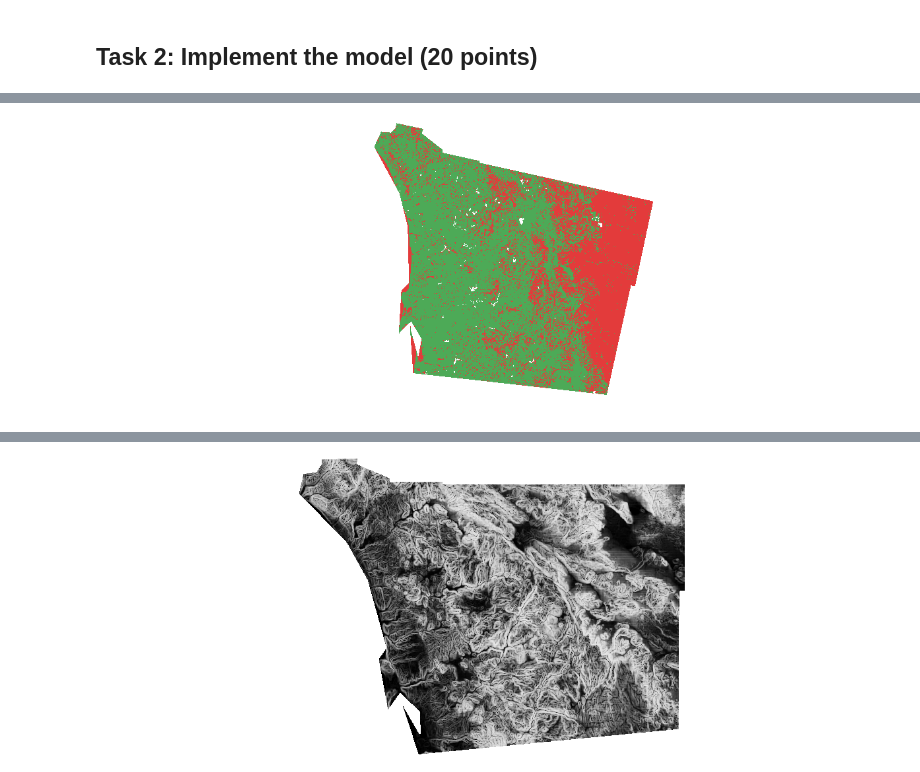
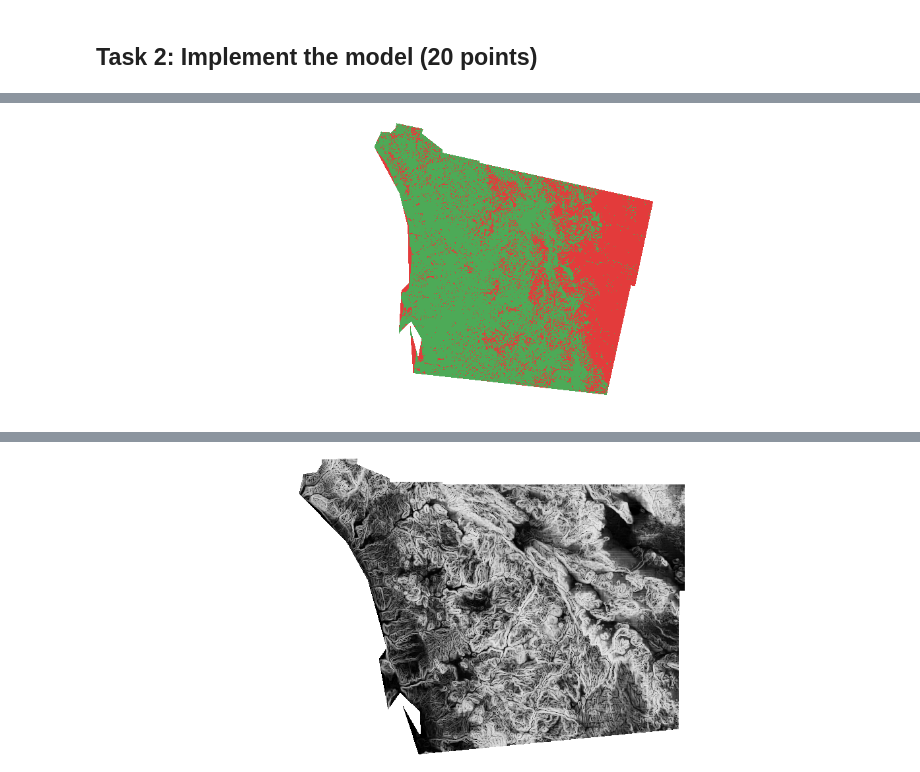
Before and after one commit to kev374k/dsc170_mp4, a Jupyter notebook: MP4.ipynb, the cells around one changed output, grey strips where cells are left out. Saved outputs shown, nothing was run; the diff lists cells and outputs as text; code cells hidden in the pictures.

```diff
--- a/MP4.ipynb
+++ b/MP4.ipynb
@@ -175,19 +159,19 @@ sd_fh = clip(raster = usa_flood_hazard, geometry = san_diego_geometry)
 # %%
 # Remap and Normalize the Outputs of each layer
 # Remap the Land Cover Gap layer
 # For the Land Cover Gaps, we will remap the values to the following classes:
 # Shrubland & Grassland, Agricultural Vegatation, Introduced & Semi Natural Vegatation, Recently Disturbed or Mofidified, and Developed & Other Human Use to Green
 # Forest & Woodland, Semi_deset, Polar & High Montane Vegetation Vegatation, Aquatic Vegetation, and Nonvascular * Sparse Vacular Rock Vegetation & Opem Water to Red
 clrmap2 = [[0, 227, 59, 59], [1, 77, 170, 87]]
 sd_lcg_norm = remap(
     raster=sd_lcg,
-    input_ranges=[1.0,289.0, 290.0,459.0, 460.0,499.0, 500.0,507.0, 508.0,513.0,
-                   514.0,554.0, 555.0,557.0, 558.0,563.0, 564.0,576.0,
-                     577.0,579.0, 580.0,585.0],
+    input_ranges=[1.0,289.0, 289.0,459.0, 459.0,499.0, 499.0,507.0, 507.0,513.0,
+                   513.0,554.0, 555.0,557.0, 557.0,563.0, 563.0,576.0,
+                     576.0,579.0, 579.0,585.0],
     output_values=[0, 1, 0, 0, 0, 0, 1, 1, 1, 0, 1],
     astype='U8'
 )
 sd_lcg_binary = colormap(sd_lcg_norm, colormap=clrmap2)
 sd_lcg_binary
 # %% [output]
-[figure, old version]
+[figure, new version]
```
Also changed, not shown: parts of 21 cells of this notebook.
